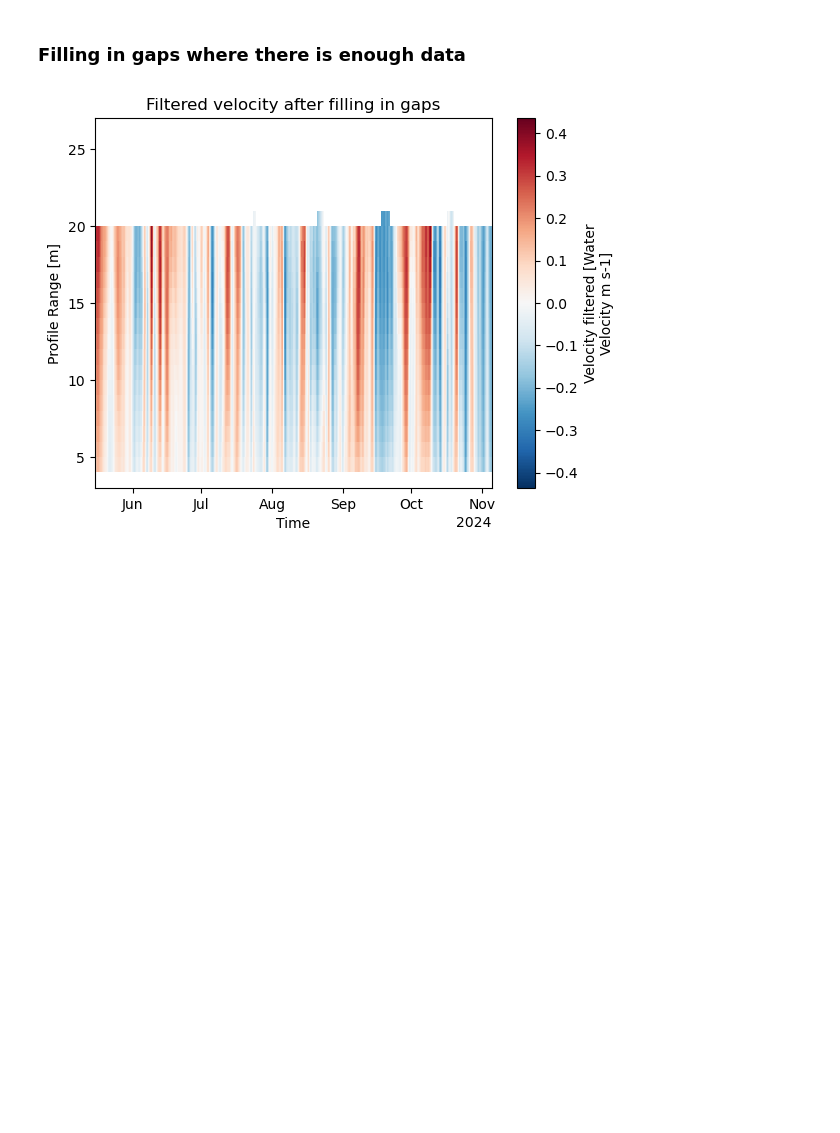
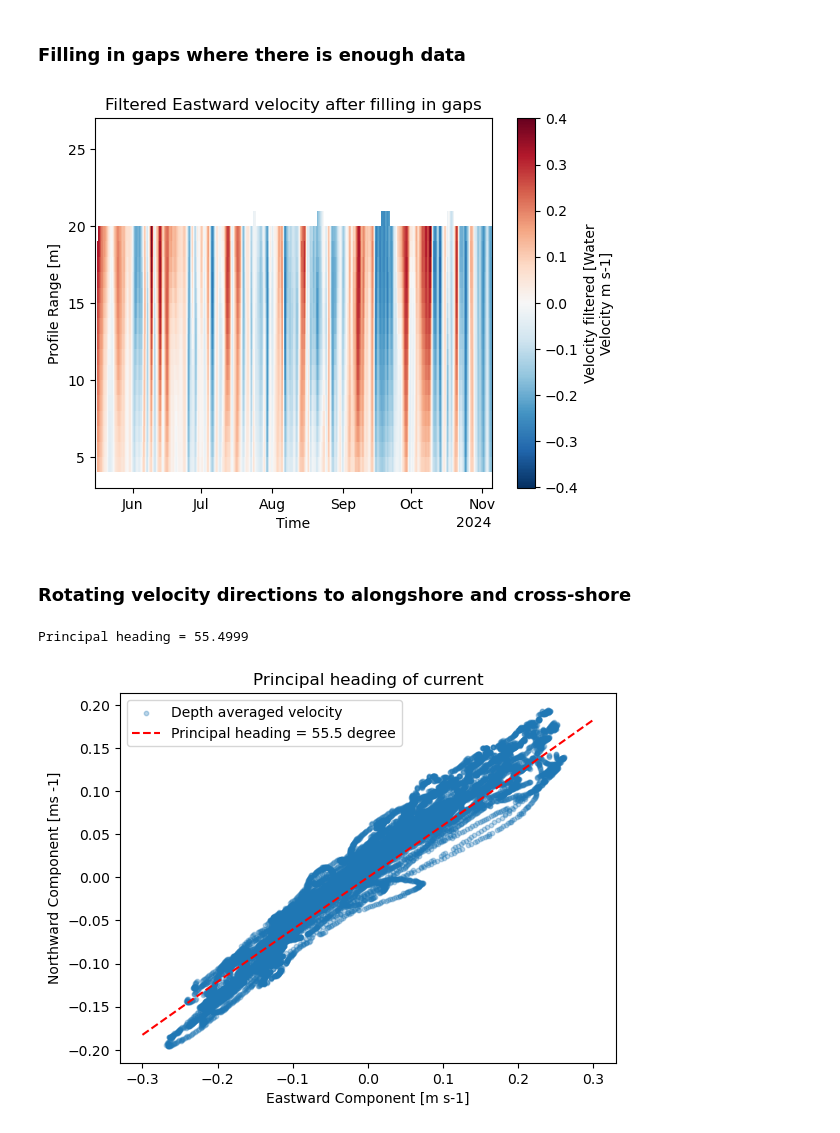
Before and after one commit to AnurovaPrykhodko/ADCP-internship, a Jupyter notebook: data_analysis.ipynb, the cells around one changed output. Drawn from its saved outputs; the diff is of its cells as text; code cells hidden in the pictures; blank space fills up the shorter version.

```diff
--- a/data_analysis.ipynb
+++ b/data_analysis.ipynb
@@ -261,7 +297,31 @@ ds['vel_interp'] = ds['vel_filt'].interpolate_na(dim='time', method='linear', ma
 
 ds['vel_interp'][0].plot()
 plt.xlabel('Time')
-plt.title('Filtered velocity after filling in gaps')
+plt.title('Filtered Eastward velocity after filling in gaps')
 plt.show()
 # %% [output]
-[figure, old version]
+[figure, new version]
+# %% [markdown]
+### Rotating velocity directions to alongshore and cross-shore
+# %%
+# Average velocity along water column
+ds['vel_avg'] = ds['vel_filt'].mean(dim='range')
+
+ds.attrs["principal_heading"] = dolfyn.calc_principal_heading(ds['vel_avg'])
+princp_heading = ds.attrs["principal_heading"] # calculates principal heading using depth averaged velocity
+print(f'Principal heading = {princp_heading}')
+
+range_values = np.arange(-0.3, 0.4, 0.1)
+
+plt.scatter(ds['vel_avg'][0],ds['vel_avg'][1], label='Depth averaged velocity', s=10, alpha=0.3)
+plt.plot(range_values, np.tan(np.deg2rad(90-princp_heading)*range_values), 'r', linestyle='--', label='Principal heading = 55.5 degree')
+plt.title('Principal heading of current')
+plt.xlabel('Eastward Component [m s-1]')
+plt.ylabel('Northward Component [ms -1]')
+plt.legend()
+
+ds.attrs['rotate_vars'] = ['vel', 'vel_filt', 'vel_avg'] # add filtered and averaged velocities to be rotated too
+ds_2 = dolfyn.rotate2(ds, "principal", inplace=False) # rotate acording to principal heading
+# %% [output]
+Principal heading = 55.4999
+[figure, added]
```
Also changed, not shown: parts of 10 cells of this notebook.
